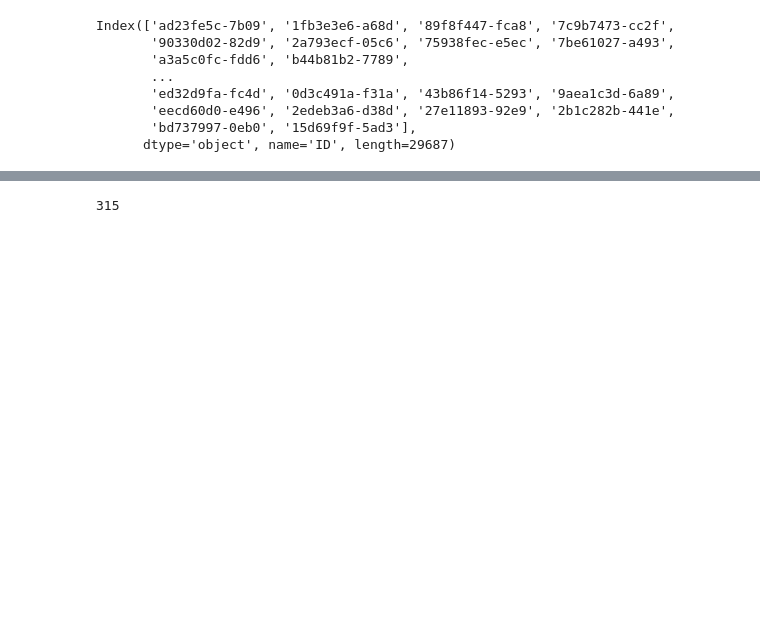
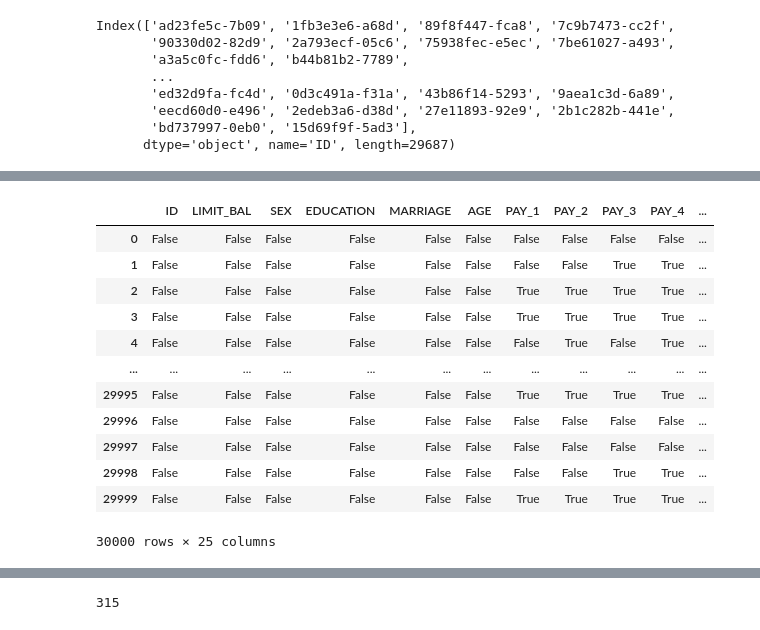
Before and after one commit to asMoises/proj_inadinplencia, a Jupyter notebook: notebooks/analise-inadimp.ipynb, the cells around one changed output, grey strips where cells are left out. Saved outputs shown, nothing was run; the diff lists cells and outputs as text; code cells hidden in the pictures; blank space fills up the shorter version.

```diff
--- a/notebooks/analise-inadimp.ipynb
+++ b/notebooks/analise-inadimp.ipynb
@@ -199,0 +225,25 @@ Length: 30000, dtype: bool
+# %%
+# Criando uma matriz boleana com o mesmo tamanho do DF original
+df_zero_mask = df == 0
+df_zero_mask
+
+# A saida será uma matriz booleana com valores True para onde for zero na original e False para onde for algum valor diferente de zero
+# Do mesmo tamanho de DF original, ou seja 30.000 linhas
+# Inclusive a coluna ID está como false pois todos os IDs possuem valor diferente de zero.
+
+# Mostrar do final para o começo
+#df_zero_mask.tail(30)
+# %% [output]
+|  | ID | LIMIT_BAL | SEX | EDUCATION | MARRIAGE | AGE | PAY_1 | PAY_2 | PAY_3 | PAY_4 | ... |
+| 0 | False | False | False | False | False | False | False | False | False | False | ... |
+| 1 | False | False | False | False | False | False | False | False | True | True | ... |
+| 2 | False | False | False | False | False | False | True | True | True | True | ... |
+| 3 | False | False | False | False | False | False | True | True | True | True | ... |
+| 4 | False | False | False | False | False | False | False | True | False | True | ... |
+| ... | ... | ... | ... | ... | ... | ... | ... | ... | ... | ... | ... |
+| 29995 | False | False | False | False | False | False | True | True | True | True | ... |
+| 29996 | False | False | False | False | False | False | False | False | False | False | ... |
+| 29997 | False | False | False | False | False | False | False | False | False | False | ... |
+| 29998 | False | False | False | False | False | False | False | False | True | True | ... |
+| 29999 | False | False | False | False | False | False | True | True | True | True | ... |
+30000 rows × 25 columns
```
Also changed, not shown: parts of 26 cells of this notebook.
